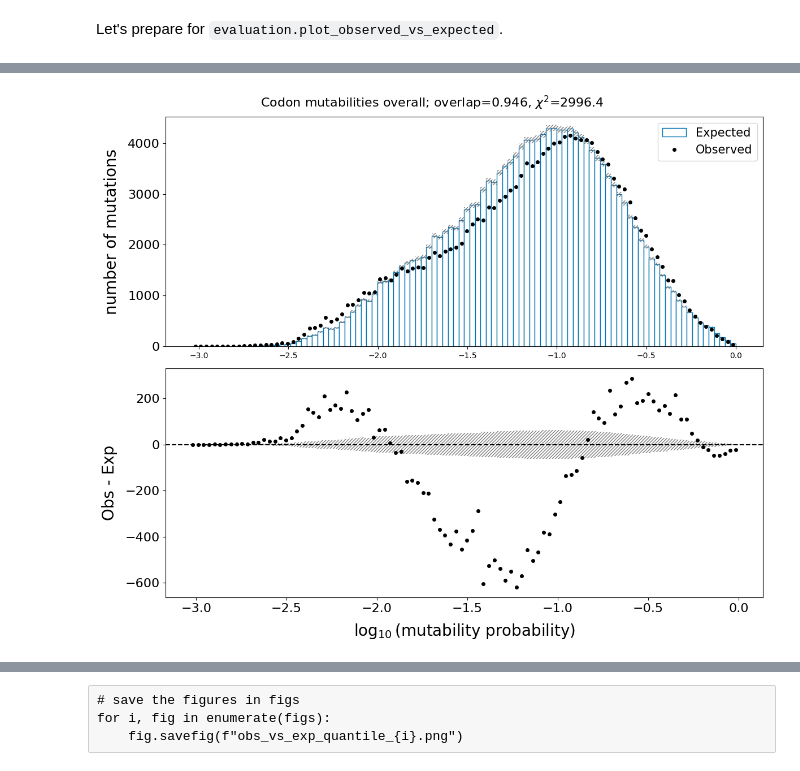
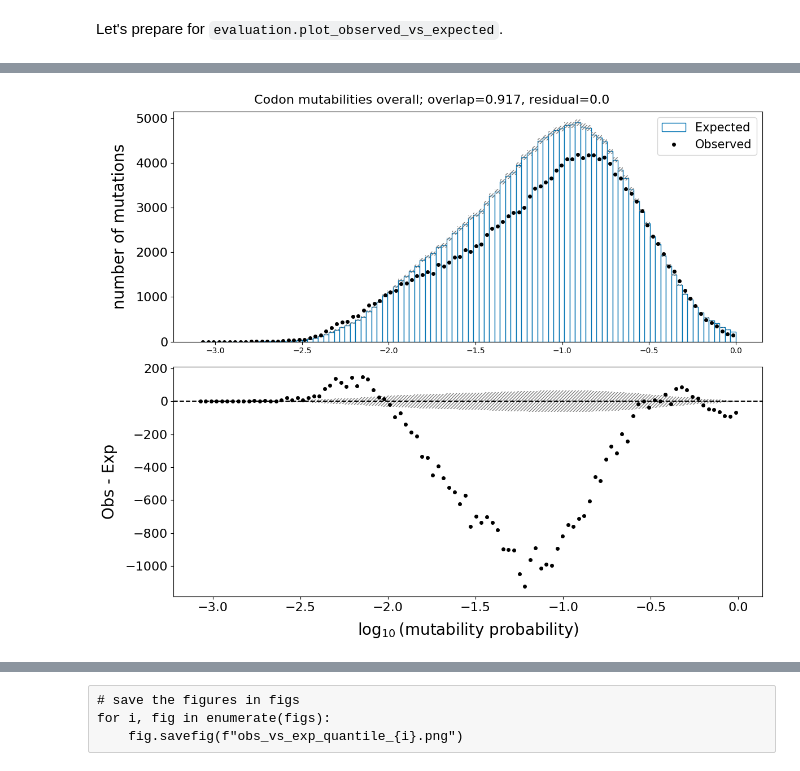
Before and after one commit to matsengrp/thrifty-experiments-1, a Jupyter notebook: human/neutral_codon.ipynb, the cells around one changed output, grey strips where cells are left out. Cells and saved outputs as stored; diff of their text form; code cells hidden in the pictures.

```diff
--- a/human/neutral_codon.ipynb
+++ b/human/neutral_codon.ipynb
@@ -48,6 +48,7 @@ def trim_seqs_to_codon_boundary(seqs):
 
 pcp_df["parent"] = trim_seqs_to_codon_boundary(pcp_df["parent"])
 pcp_df["child"] = trim_seqs_to_codon_boundary(pcp_df["child"])
+pcp_df = pcp_df[pcp_df["parent"] != pcp_df["child"]].reset_index(drop=True)
 
 # take the first 1000 row
 # pcp_df = pcp_df[:1000].copy()
@@ -57,0 +99,14 @@ pcp_df["subs_probs"] = csps
+# %%
+burrito = framework.RSSHMBurrito(
+        None,
+        framework.SHMoofDataset(pcp_df, kmer_length=model.kmer_length, site_count=site_count),
+        model,
+    )
+burrito.standardize_and_optimize_branch_lengths()
+# %%
+pcp_df["orig_branch_length"] = pcp_df["branch_length"]
+pcp_df["branch_length"] = burrito.val_loader.dataset.branch_lengths
+# make a scatter of orig_branch_length vs branch_length
+plt.scatter(pcp_df["orig_branch_length"], pcp_df["branch_length"])
+# add a y=x line
+plt.plot([0, 1], [0, 1], color="red")
@@ -57,0 +120,4 @@ pcp_df["subs_probs"] = csps
+# %%
+pcp_df["branch_length"] *= 2
+nt_level_oe_plot_of_pcp_df(pcp_df, "NT mutabilities after doubling branch length")
+pcp_df["branch_length"] /= 2
@@ -357,23 +427,21 @@ pre_obs_vs_exp_df
 # %%
 def simple_obs_vs_exp(pre_obs_vs_exp_df, description):
     """
     No partitioning by mutation class.
     """
     plot_df = pd.DataFrame({
         "mutation": pre_obs_vs_exp_df["hit_class"] > 0,
         "prob": 1 - pre_obs_vs_exp_df["0_hc_prob"],
     })
     fig, axs = plt.subplots(2, 1, figsize=(12, 10))
-    min_mutated_logprob = np.log10(plot_df[plot_df["mutation"]]["prob"]).min()
-    binning=np.linspace(1.05*min_mutated_logprob, 0, 101)
-    result_dict = evaluation.plot_observed_vs_expected(plot_df, axs, logprobs=True, binning=binning)
-    fig.suptitle(f"{description}; overlap={result_dict['overlap']:.3g}, $\chi^2$={result_dict['chisq']:.1f}", fontsize=16)
+    result_dict = evaluation.plot_observed_vs_expected(plot_df, None, axs[0], axs[1])
+    fig.suptitle(f"{description}; overlap={result_dict['overlap']:.3g}, residual={result_dict['residual']:.1f}", fontsize=16)
     fig.tight_layout()
     return fig, result_dict
 
 fig, result_dict = simple_obs_vs_exp(pre_obs_vs_exp_df, "Codon mutabilities overall")
 # %% [output]
-[figure, old version]
+[figure, new version]
 # %%
 # loop over a groupby of pcp_df["branch_length_quantile"]
 figs = []
```
Also changed, not shown: parts of 20 cells of this notebook.
